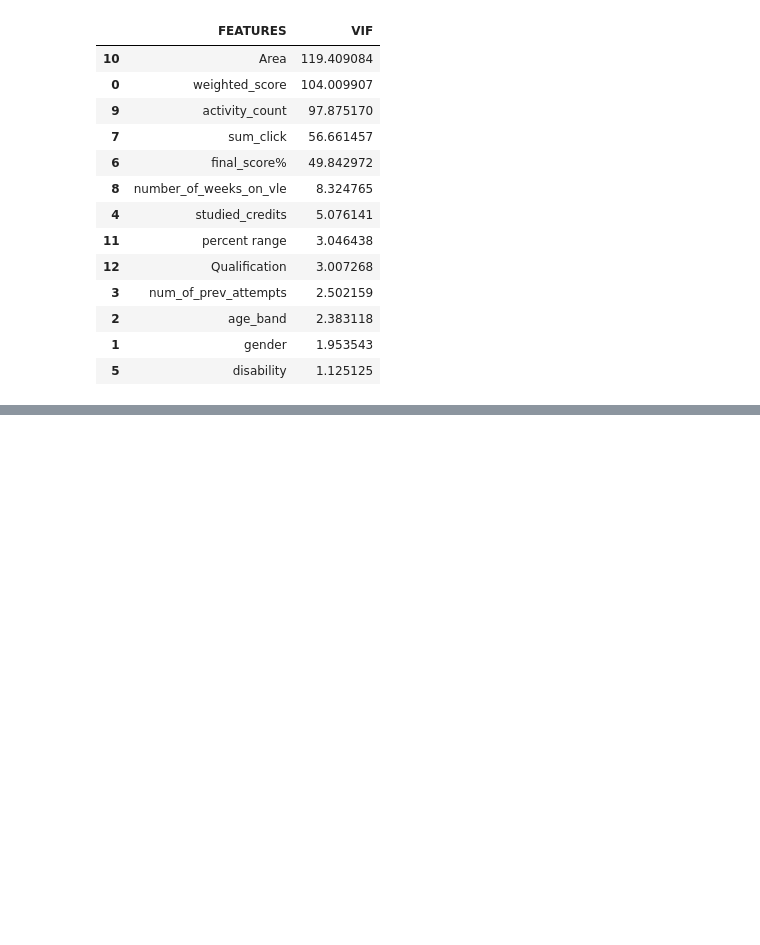
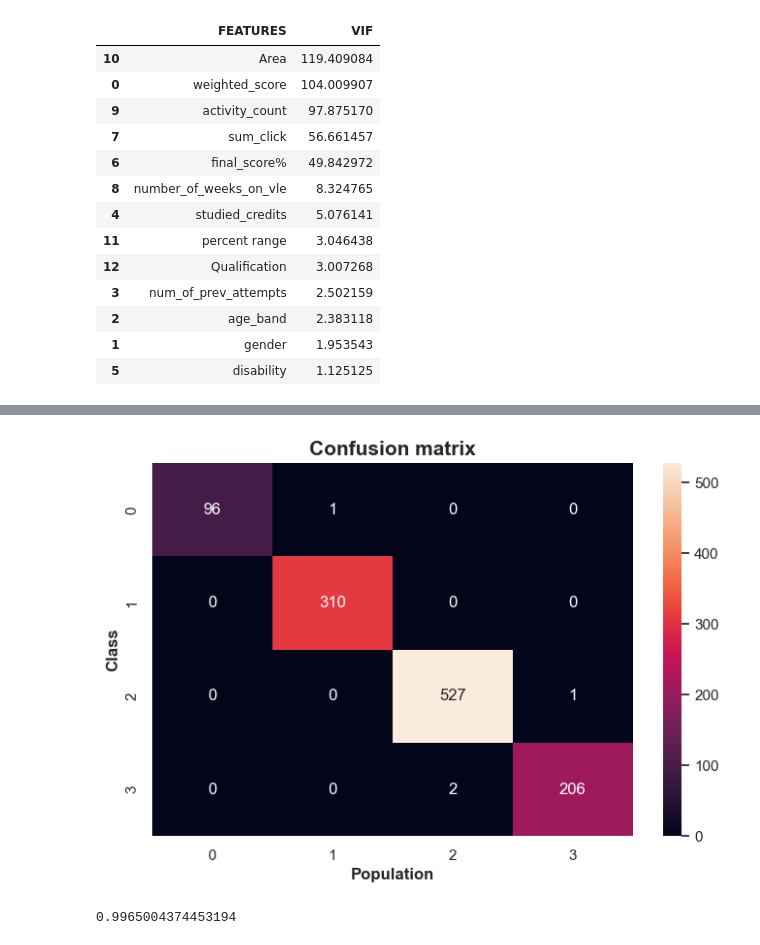
Before and after one commit to AndaniAfrica/data_science_assesment, a Jupyter notebook: assessment_notebook.ipynb, the cells around one changed output, grey strips where cells are left out. Drawn from its saved outputs; the diff is of its cells as text; code cells hidden in the pictures; blank space fills up the shorter version.

Commit message:
Modelling

```diff
--- a/assessment_notebook.ipynb
+++ b/assessment_notebook.ipynb
@@ -831,0 +861,5 @@ df_vif
+# %%
+X = encoded_df[final_columns]
+y = encoded_df['final_result']
+# %%
+X_train, X_test, y_train, y_test = train_test_split(X, y, test_size=0.2, random_state=42)
@@ -831,0 +898,3 @@ df_vif
+# %%
+xgb_model = xgb.XGBClassifier(n_estimators=2, objective='multi:softmax', num_class=4)
+xgb_model.fit(X_train, y_train)
@@ -831,0 +913,20 @@ df_vif
+# %%
+y_pred = xgb_model.predict(X_train)
+# %%
+cm = confusion_matrix(y_train, y_pred)
+
+fig, ax = plt.subplots(figsize=(8,5))
+ax = sns.heatmap(cm,fmt='g',annot=True)
+ax.set_title("Confusion matrix", fontweight = 'bold',size=(15))
+ax.set_xlabel('Population', fontweight="bold")
+#ax.set_xticklabels(['benign','malignant'])
+ax.set_ylabel('Class', fontweight="bold")
+#ax.set_yticklabels(['benign','malignant'])
+plt.show()
+# %% [output]
+[figure, added]
+# %%
+train_accuracy = accuracy_score(y_train, y_pred)
+train_accuracy
+# %% [output]
+0.9965004374453194
```
Also changed, not shown: parts of 17 cells of this notebook.
